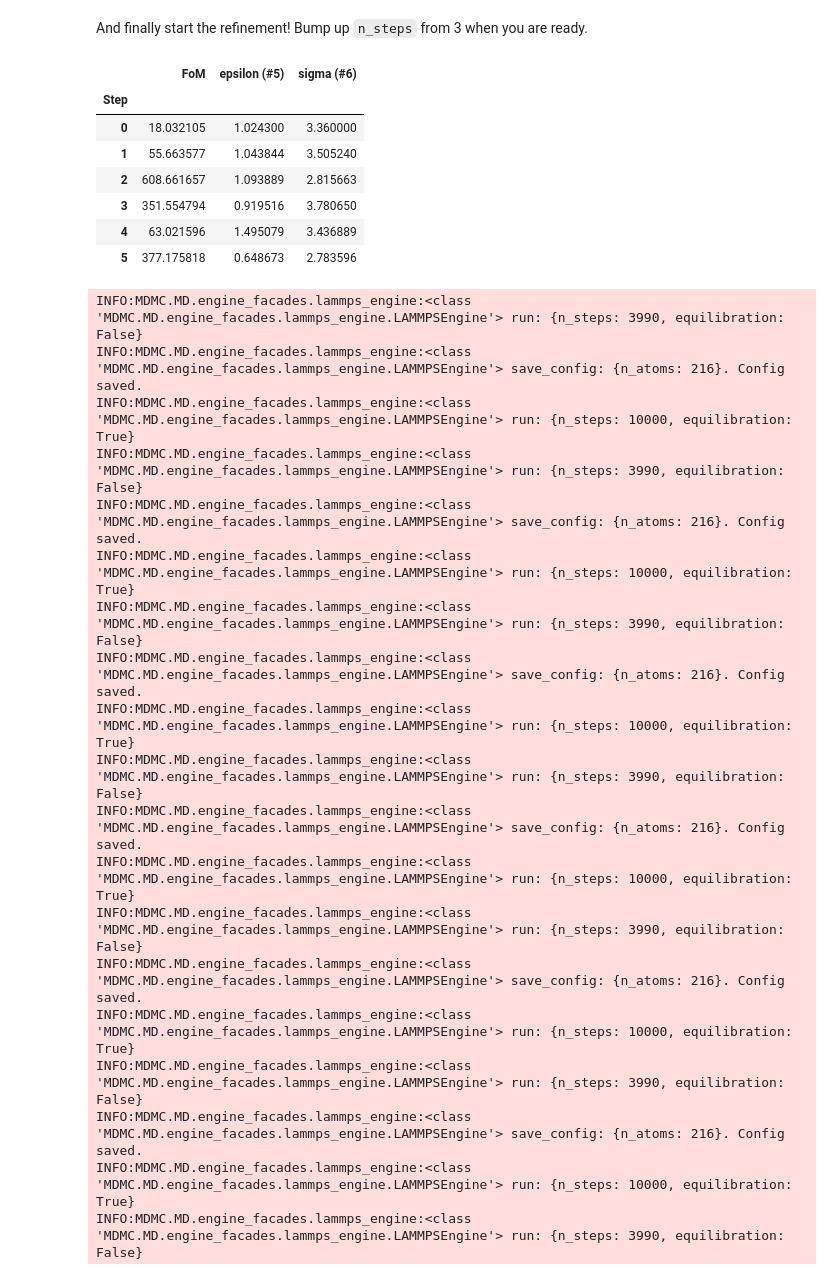
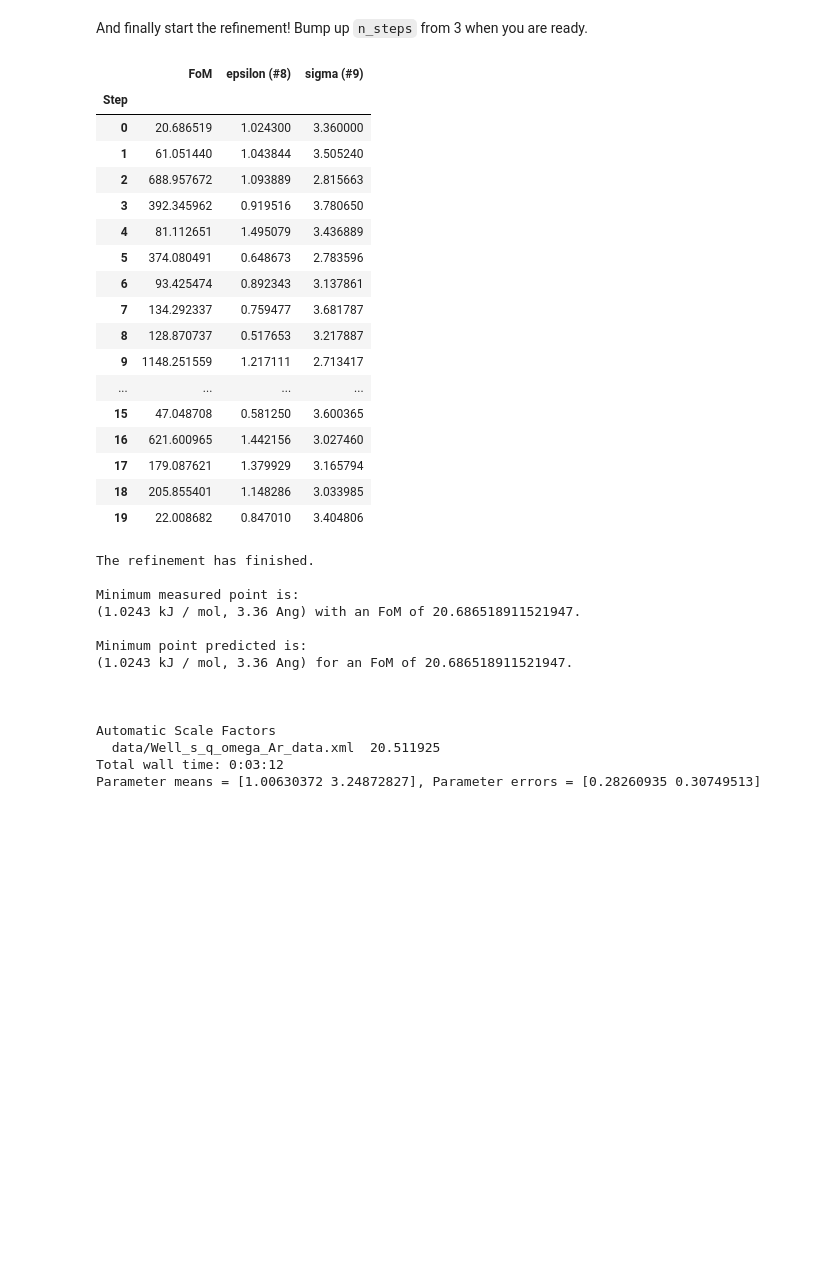
Before and after one commit to ISISNeutronMuon/MDMC, a Jupyter notebook: doc/tutorials/Argon-a-to-z.ipynb, the cells around one changed output. Cells and saved outputs as stored; diff of their text form; code cells hidden in the pictures; blank space fills up the shorter version.

```diff
--- a/doc/tutorials/Argon-a-to-z.ipynb
+++ b/doc/tutorials/Argon-a-to-z.ipynb
@@ -138,33 +119,38 @@ INFO:MDMC.MD.engine_facades.lammps_engine:<class 'MDMC.MD.engine_facades.lammps_
 And finally start the refinement! Bump up `n_steps` from 3 when you are ready.
 # %%
 # Run the refinement, i.e. refine the FF parameters against the data
-control.refine(n_steps=10)
+control.refine(n_steps=20)
 control.plot_results()
 # %% [output]
-|  | FoM | epsilon (#5) | sigma (#6) |
+|  | FoM | epsilon (#8) | sigma (#9) |
 | Step |  |  |  |
-| 0 | 18.032105 | 1.024300 | 3.360000 |
-| 1 | 55.663577 | 1.043844 | 3.505240 |
-| 2 | 608.661657 | 1.093889 | 2.815663 |
-| 3 | 351.554794 | 0.919516 | 3.780650 |
-| 4 | 63.021596 | 1.495079 | 3.436889 |
-| 5 | 377.175818 | 0.648673 | 2.783596 |
+| 0 | 20.686519 | 1.024300 | 3.360000 |
+| 1 | 61.051440 | 1.043844 | 3.505240 |
+| 2 | 688.957672 | 1.093889 | 2.815663 |
+| 3 | 392.345962 | 0.919516 | 3.780650 |
+| 4 | 81.112651 | 1.495079 | 3.436889 |
+| 5 | 374.080491 | 0.648673 | 2.783596 |
+| 6 | 93.425474 | 0.892343 | 3.137861 |
+| 7 | 134.292337 | 0.759477 | 3.681787 |
+| 8 | 128.870737 | 0.517653 | 3.217887 |
+| 9 | 1148.251559 | 1.217111 | 2.713417 |
+| ... | ... | ... | ... |
+| 15 | 47.048708 | 0.581250 | 3.600365 |
+| 16 | 621.600965 | 1.442156 | 3.027460 |
+| 17 | 179.087621 | 1.379929 | 3.165794 |
+| 18 | 205.855401 | 1.148286 | 3.033985 |
+| 19 | 22.008682 | 0.847010 | 3.404806 |
-INFO:MDMC.MD.engine_facades.lammps_engine:<class 'MDMC.MD.engine_facades.lammps_engine.LAMMPSEngine'> run: {n_steps: 3990, equilibration: False}
-INFO:MDMC.MD.engine_facades.lammps_engine:<class 'MDMC.MD.engine_facades.lammps_engine.LAMMPSEngine'> save_config: {n_atoms: 216}. Config saved.
-INFO:MDMC.MD.engine_facades.lammps_engine:<class 'MDMC.MD.engine_facades.lammps_engine.LAMMPSEngine'> run: {n_steps: 10000, equilibration: True}
-INFO:MDMC.MD.engine_facades.lammps_engine:<class 'MDMC.MD.engine_facades.lammps_engine.LAMMPSEngine'> run: {n_steps: 3990, equilibration: False}
-INFO:MDMC.MD.engine_facades.lammps_engine:<class 'MDMC.MD.engine_facades.lammps_engine.LAMMPSEngine'> save_config: {n_atoms: 216}. Config saved.
-INFO:MDMC.MD.engine_facades.lammps_engine:<class 'MDMC.MD.engine_facades.lammps_engine.LAMMPSEngine'> run: {n_steps: 10000, equilibration: True}
-INFO:MDMC.MD.engine_facades.lammps_engine:<class 'MDMC.MD.engine_facades.lammps_engine.LAMMPSEngine'> run: {n_steps: 3990, equilibration: False}
-INFO:MDMC.MD.engine_facades.lammps_engine:<class 'MDMC.MD.engine_facades.lammps_engine.LAMMPSEngine'> save_config: {n_atoms: 216}. Config saved.
-INFO:MDMC.MD.engine_facades.lammps_engine:<class 'MDMC.MD.engine_facades.lammps_engine.LAMMPSEngine'> run: {n_steps: 10000, equilibration: True}
-INFO:MDMC.MD.engine_facades.lammps_engine:<class 'MDMC.MD.engine_facades.lammps_engine.LAMMPSEngine'> run: {n_steps: 3990, equilibration: False}
-INFO:MDMC.MD.engine_facades.lammps_engine:<class 'MDMC.MD.engine_facades.lammps_engine.LAMMPSEngine'> save_config: {n_atoms: 216}. Config saved.
-INFO:MDMC.MD.engine_facades.lammps_engine:<class 'MDMC.MD.engine_facades.lammps_engine.LAMMPSEngine'> run: {n_steps: 10000, equilibration: True}
-INFO:MDMC.MD.engine_facades.lammps_engine:<class 'MDMC.MD.engine_facades.lammps_engine.LAMMPSEngine'> run: {n_steps: 3990, equilibration: False}
-INFO:MDMC.MD.engine_facades.lammps_engine:<class 'MDMC.MD.engine_facades.lammps_engine.LAMMPSEngine'> save_config: {n_atoms: 216}. Config saved.
-INFO:MDMC.MD.engine_facades.lammps_engine:<class 'MDMC.MD.engine_facades.lammps_engine.LAMMPSEngine'> run: {n_steps: 10000, equilibration: True}
-INFO:MDMC.MD.engine_facades.lammps_engine:<class 'MDMC.MD.engine_facades.lammps_engine.LAMMPSEngine'> run: {n_steps: 3990, equilibration: False}
-INFO:MDMC.MD.engine_facades.lammps_engine:<class 'MDMC.MD.engine_facades.lammps_engine.LAMMPSEngine'> save_config: {n_atoms: 216}. Config saved.
-INFO:MDMC.MD.engine_facades.lammps_engine:<class 'MDMC.MD.engine_facades.lammps_engine.LAMMPSEngine'> run: {n_steps: 10000, equilibration: True}
-INFO:MDMC.MD.engine_facades.lammps_engine:<class 'MDMC.MD.engine_facades.lammps_engine.LAMMPSEngine'> run: {n_steps: 3990, equilibration: False}
+The refinement has finished.
+
+Minimum measured point is:
+(1.0243 kJ / mol, 3.36 Ang) with an FoM of 20.686518911521947.
+
+Minimum point predicted is:
+(1.0243 kJ / mol, 3.36 Ang) for an FoM of 20.686518911521947.
+
+
+
+Automatic Scale Factors
+  data/Well_s_q_omega_Ar_data.xml  20.511925
+Total wall time: 0:03:12
+Parameter means = [1.00630372 3.24872827], Parameter errors = [0.28260935 0.30749513]
```
Also changed, not shown: parts of 6 cells of this notebook, 1 other file.
